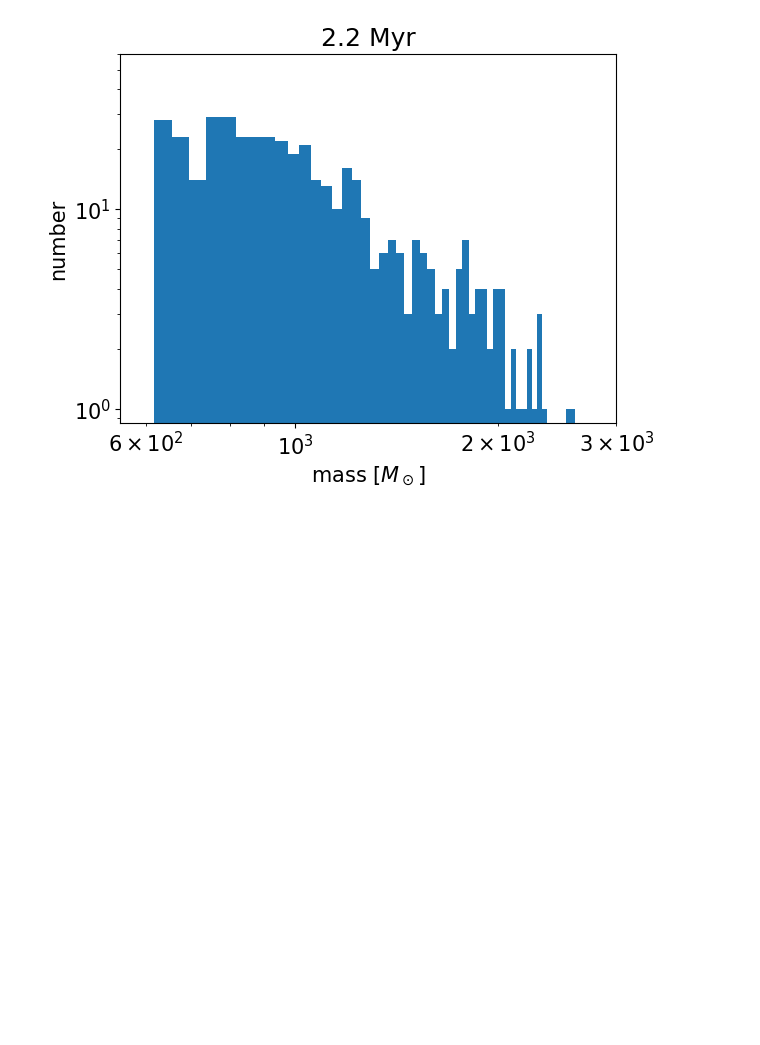
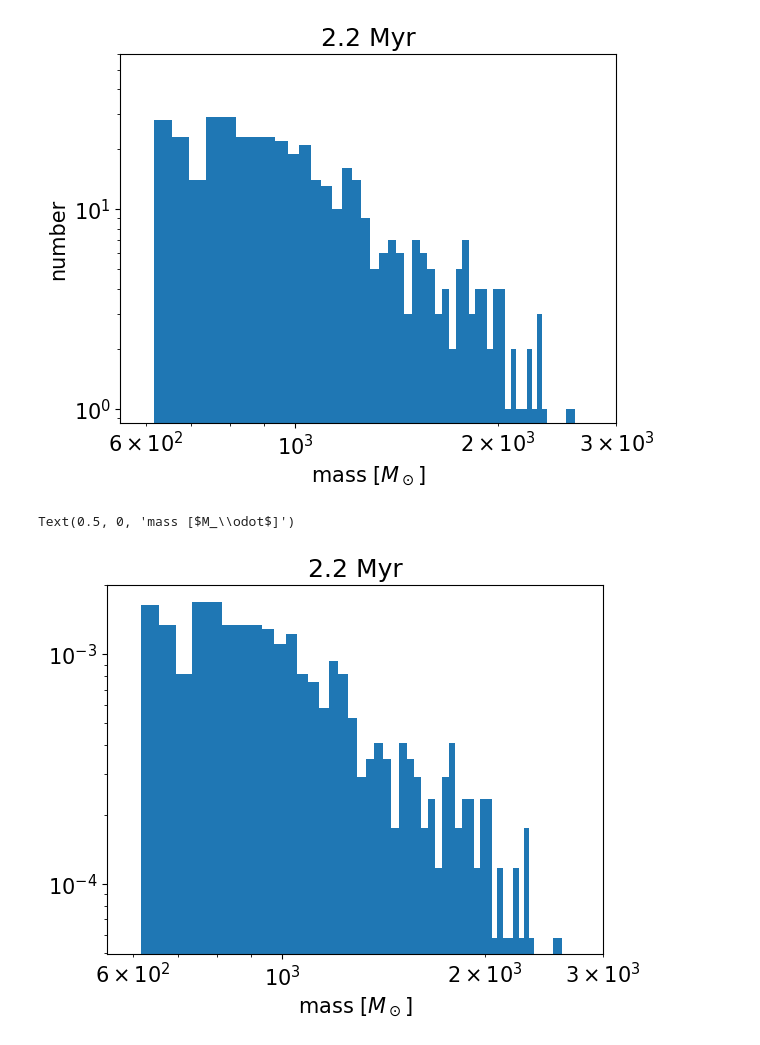
Before and after one commit to kotora260/StarGen, a Jupyter notebook: dendro2D_2800.ipynb, the cells around one changed output. Drawn from its saved outputs; the diff is of its cells as text; code cells hidden in the pictures; blank space fills up the shorter version.

```diff
--- a/dendro2D_2800.ipynb
+++ b/dendro2D_2800.ipynb
@@ -423,3 +423,22 @@ plt.ylabel('number')
 plt.savefig('trunk_int_2800', bbox_inches='tight')
 # %% [output]
 [figure]
+# %%
+trunk_index = 0
+
+trunk_structure = dendro_2800[trunk_index]
+trunk_mask = trunk_structure.get_mask()
+
+trunk_intensities = int_map_2800[trunk_mask] / 0.65
+
+plt.figure()
+plt.hist(trunk_intensities.flatten(), bins=50, density=True, log=True)
+plt.xscale('log')
+plt.xlim(550, 3000)
+
+plt.rcParams["font.size"] = 15
+plt.title('2.2 Myr')
+plt.xlabel('mass [$M_\odot$]')
+# %% [output]
+Text(0.5, 0, 'mass [$M_\\odot$]')
+[figure, added]
```
Also changed, not shown: 3 other files.
